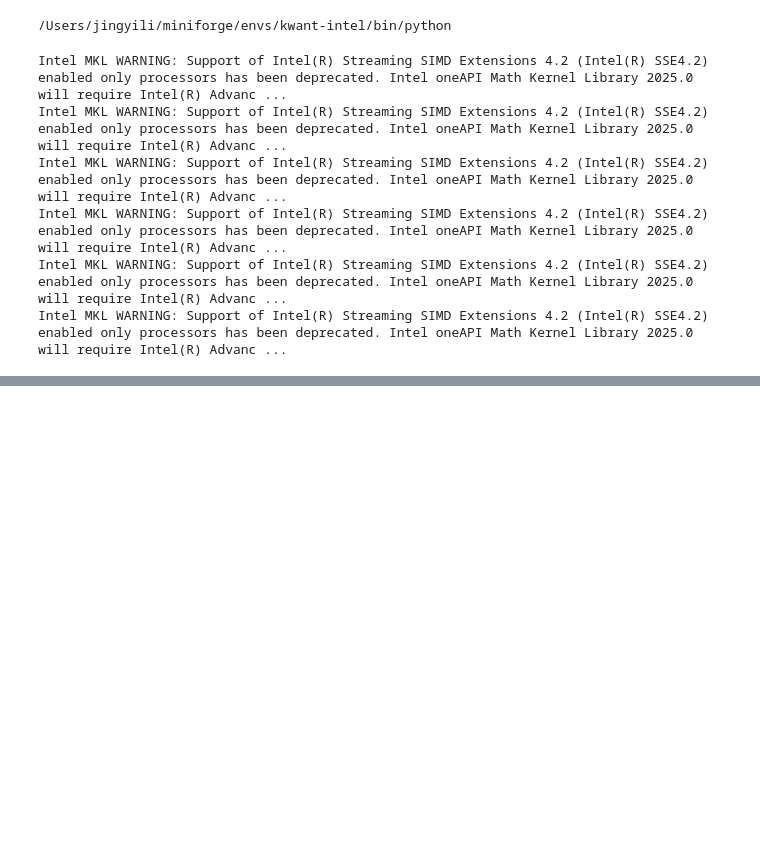
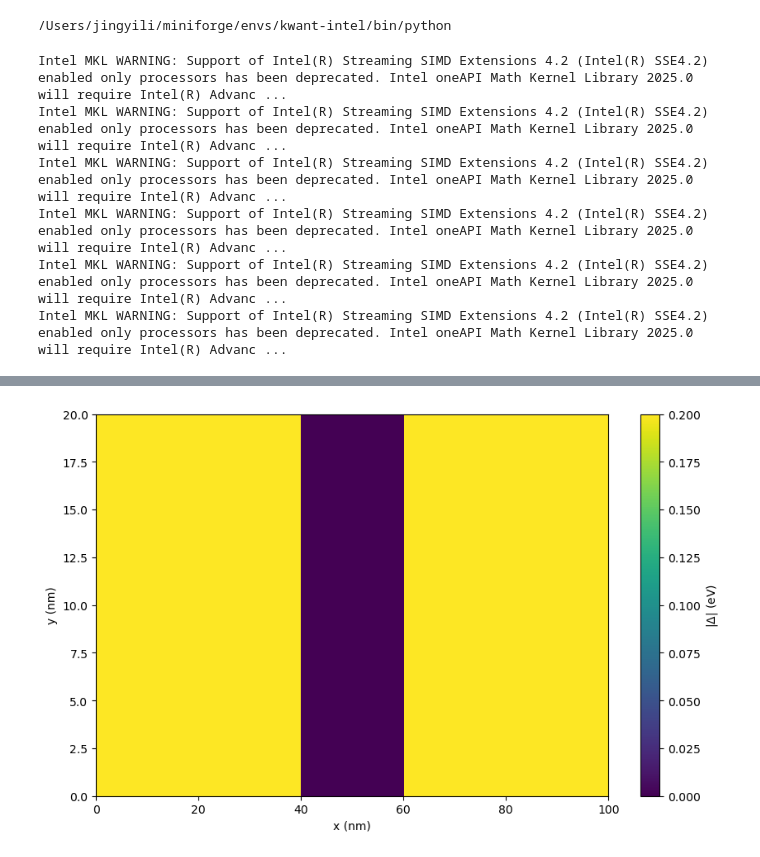
Before and after one commit to TeinkBR/Josephson_junction_plot_fitting, a Jupyter notebook: Simulation_Josephson_junction.ipynb, the cells around one changed output, grey strips where cells are left out. Drawn from its saved outputs; the diff is of its cells as text; code cells hidden in the pictures; blank space fills up the shorter version.

```diff
--- a/Simulation_Josephson_junction.ipynb
+++ b/Simulation_Josephson_junction.ipynb
@@ -85,7 +84,7 @@ def make_system():
     return sys.finalized()
 # %%
 # start self consistently updateing Delta, the order parameter
-def self_consistent_Delta(sys, V=1.0, T=0.01, max_iter=100, tol=1e-4, phase=0, B=0):
+def self_consistent_Delta(sys, V=1.0, T=0.01, max_iter=100, tol=1e-6, phase=0, B=0):
    # Initialization code
     print("\nStarting self-consistent calculation...")
     print(f"Target tolerance: {tol:.1e}, Max iterations: {max_iter}")
@@ -93,6 +92,10 @@ def self_consistent_Delta(sys, V=1.0, T=0.01, max_iter=100, tol=1e-4, phase=0, B
 
     # Initialize Δ (this should be OUTSIDE the iteration loop)
     Delta = np.zeros((Lx, Ly), dtype=complex)
+
+    mask_F = (np.arange(Lx)*a >= 40*a) & (np.arange(Lx)*a < 60*a)
+    Delta[mask_F, :] = 0.01
+
     # Set up S regions (do this once before iterations)
     for x in range(Lx):
         x_pos = x * a
@@ -104,11 +107,12 @@ def self_consistent_Delta(sys, V=1.0, T=0.01, max_iter=100, tol=1e-4, phase=0, B
 
     with tqdm(total=max_iter, desc="SCF Cycle", unit="iter",
              bar_format="{l_bar}{bar}| {n_fmt}/{total_fmt} [{elapsed}<{remaining}]") as pbar:
+        min_iter = 5
         for iter in range(max_iter):
             # Main calculation code here
             params = {'Delta_array': Delta, 'phase': phase, 'B': B}
             H = sys.hamiltonian_submatrix(params=params)
-            eps, psi = eigh(H)
+            eps, psi = eigsh(H) #changed to sparse matrix
 
             Delta_new = Delta.copy()  # Start with current Δ
 
@@ -142,7 +146,8 @@ def self_consistent_Delta(sys, V=1.0, T=0.01, max_iter=100, tol=1e-4, phase=0, B
                               '|Δ|': f"{np.mean(np.abs(Delta[mask])):.3e}"})
             pbar.update(1)
 
-            if max_diff < tol:
+            print(f"Iter {iter+1}, max_diff = {max_diff:3e}")
+            if iter+1 >= min_iter and max_diff < tol:
                 print(f"Converged after {iter+1} iterations")
                 break
     # ... [final reporting] ...
@@ -198,3 +212,13 @@ NameError: name 'Delta' is not defined
+# %%
+plt.figure(figsize=(10, 6))
+plt.imshow(np.abs(Delta.T), cmap='viridis', aspect='auto',
+           extent=[0, Lx*a, 0, Ly*a], origin='lower')
+plt.colorbar(label=r'$|\Delta|$ (eV)')
+plt.xlabel('x (nm)')
+plt.ylabel('y (nm)')
+plt.show()
+# %% [output]
+[figure, added]
 # %%
 # Generate Fraunhofer pattern
 B_values = np.linspace(-2, 2, 50)  # In units of Φ/Φ₀
```
Also changed, not shown: parts of 8 cells of this notebook.
